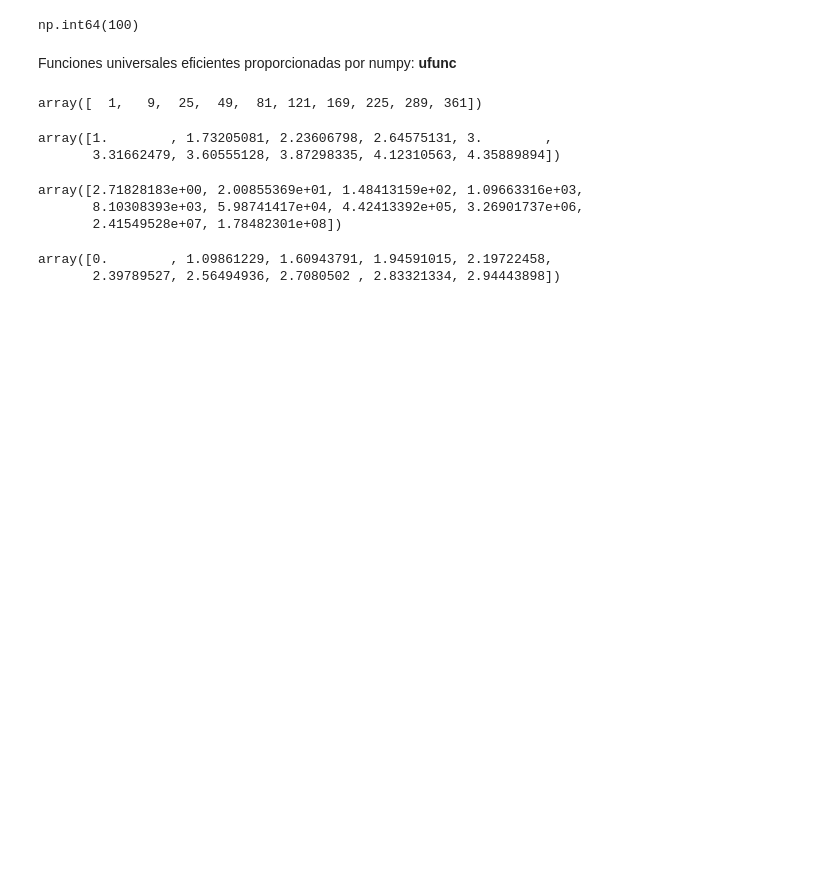
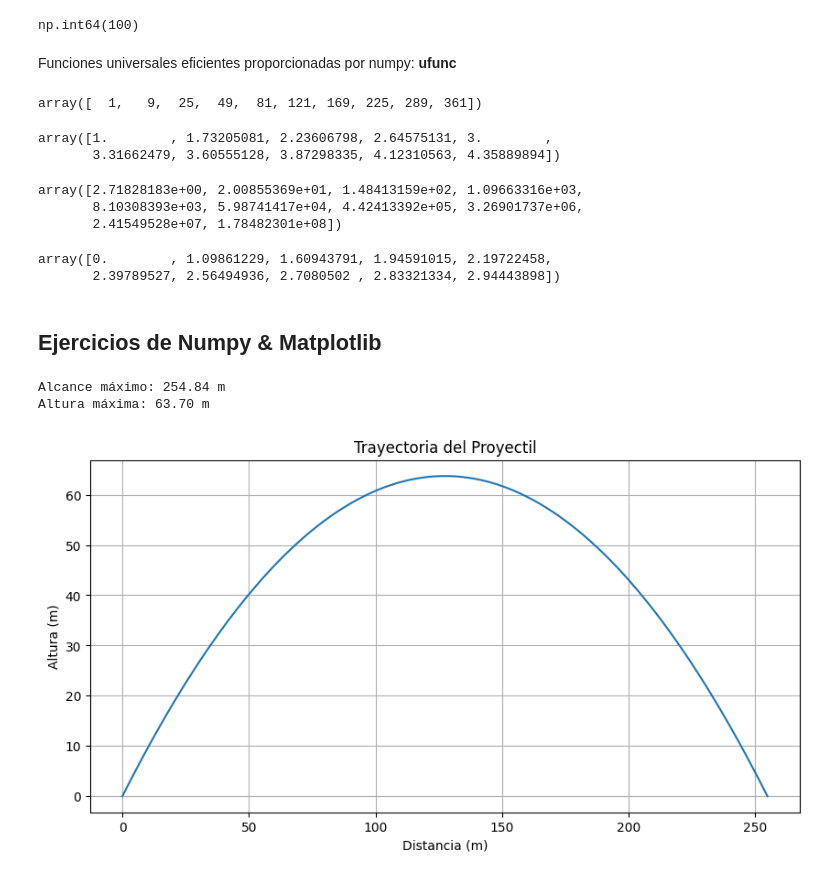
Before and after one commit to juareymal-ui/ML-AI-Lecture-Notes, a Jupyter notebook: 1_Introducci¢n a NumPy.ipynb, the cells around one changed output. Drawn from its saved outputs; the diff is of its cells as text; code cells hidden in the pictures; blank space fills up the shorter version.

Commit message:
Edite el archivo de Intro a Numpy, agregandole aplicaciones de física

```diff
--- a/1_Introducci¢n a NumPy.ipynb
+++ b/1_Introducci¢n a NumPy.ipynb
@@ -414,3 +414,47 @@ np.log(array1)
 # %% [output]
 array([0.        , 1.09861229, 1.60943791, 1.94591015, 2.19722458,
        2.39789527, 2.56494936, 2.7080502 , 2.83321334, 2.94443898])
+# %% [markdown]
+## Ejercicios de Numpy & Matplotlib
+# %%
+import numpy as np
+import matplotlib.pyplot as plt
+
+def movimiento_proyectil():
+    """
+    Simula el movimiento parabólico de un proyectil
+    """
+    v0 = 50  # velocidad inicial (m/s)
+    angulo = 45  # ángulo de lanzamiento (grados)
+    g = 9.81  # aceleración gravitacional (m/s²)
+
+    # Convertir ángulo a radianes
+    theta = np.radians(angulo)
+
+    # Componentes de velocidad
+    vx = v0 * np.cos(theta)
+    vy = v0 * np.sin(theta)
+
+    # Tiempo de vuelo
+    t_vuelo = 2 * vy / g
+    t = np.linspace(0, t_vuelo, 100)
+
+    # Posición en función del tiempo
+    x = vx * t
+    y = vy * t - 0.5 * g * t**2
+
+    print(f"Alcance máximo: {x[-1]:.2f} m")
+    print(f"Altura máxima: {np.max(y):.2f} m")
+
+    plt.figure(figsize=(10, 5))
+    plt.plot(x, y)
+    plt.xlabel('Distancia (m)')
+    plt.ylabel('Altura (m)')
+    plt.title('Trayectoria del Proyectil')
+    plt.grid(True)
+    plt.show()
+movimiento_proyectil()
+# %% [output]
+Alcance máximo: 254.84 m
+Altura máxima: 63.70 m
+[figure, added]
```
Also changed, not shown: parts of 8 cells of this notebook.
